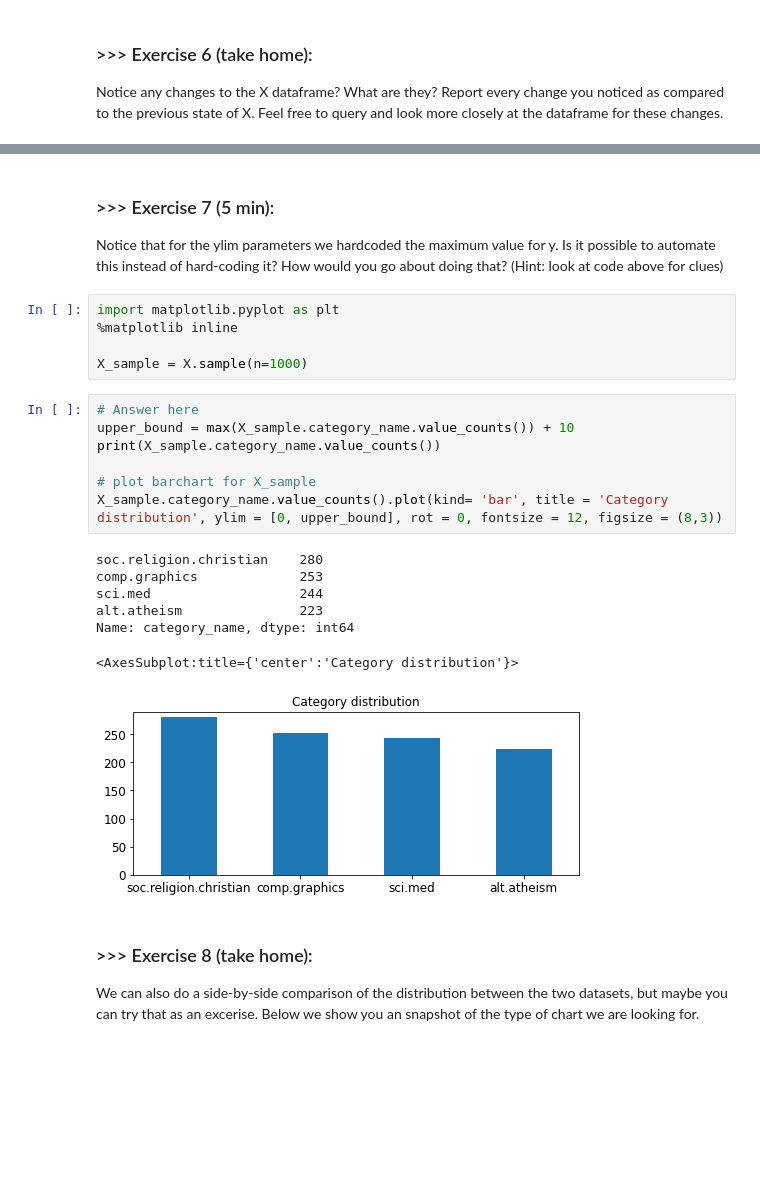
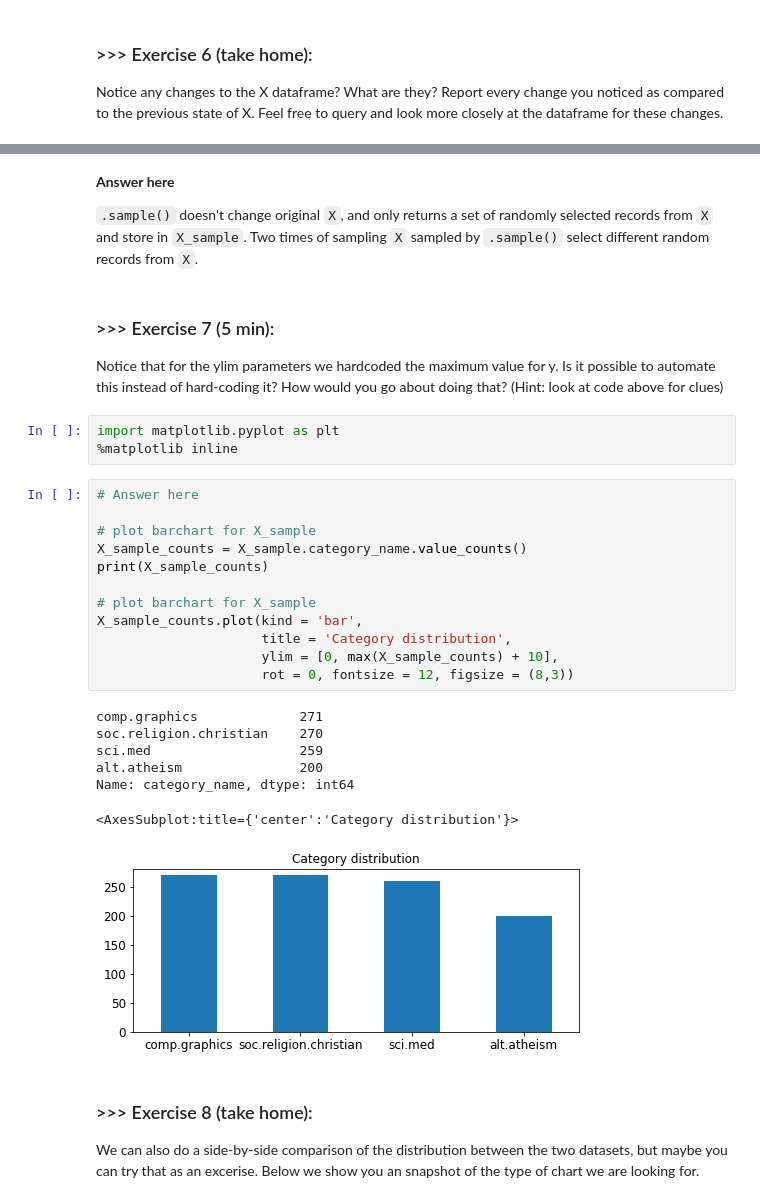
Before and after one commit to chinyakao/DM2021-Lab1-Homework, a Jupyter notebook: DM2021-Lab1-Homework.ipynb, the cells around one changed output, grey strips where cells are left out. Cells and saved outputs as stored; diff of their text form; blank space fills up the shorter version.

```diff
--- a/DM2021-Lab1-Homework.ipynb
+++ b/DM2021-Lab1-Homework.ipynb
@@ -219,26 +236,34 @@ X
+# %% [markdown]
+**Answer here**
+
+`.sample()` doesn't change original `X`, and only returns a set of randomly selected records from `X` and store in `X_sample`.
+Two times of sampling `X` sampled by `.sample()` select different random records from `X`.
 # %% [markdown]
 ### >>> Exercise 7 (5 min):
 Notice that for the ylim parameters we hardcoded the maximum value for y. Is it possible to automate this instead of hard-coding it? How would you go about doing that? (Hint: look at code above for clues)
 # %%
 import matplotlib.pyplot as plt
 %matplotlib inline
-
-X_sample = X.sample(n=1000)
 # %%
 # Answer here
-upper_bound = max(X_sample.category_name.value_counts()) + 10
-print(X_sample.category_name.value_counts())
 
 # plot barchart for X_sample
-X_sample.category_name.value_counts().plot(kind= 'bar', title = 'Category distribution', ylim = [0, upper_bound], rot = 0, fontsize = 12, figsize = (8,3))
+X_sample_counts = X_sample.category_name.value_counts()
+print(X_sample_counts)
+
+# plot barchart for X_sample
+X_sample_counts.plot(kind = 'bar',
+                     title = 'Category distribution',
+                     ylim = [0, max(X_sample_counts) + 10],
+                     rot = 0, fontsize = 12, figsize = (8,3))
 # %% [output]
-soc.religion.christian    280
-comp.graphics             253
-sci.med                   244
-alt.atheism               223
+comp.graphics             271
+soc.religion.christian    270
+sci.med                   259
+alt.atheism               200
 Name: category_name, dtype: int64
 <AxesSubplot:title={'center':'Category distribution'}>
-[figure, old version]
+[figure, new version]
 # %% [markdown]
 ### >>> Exercise 8 (take home):
 We can also do a side-by-side comparison of the distribution between the two datasets, but maybe you can try that as an excerise. Below we show you an snapshot of the type of chart we are looking for.
```
Also changed, not shown: parts of 65 cells of this notebook.
